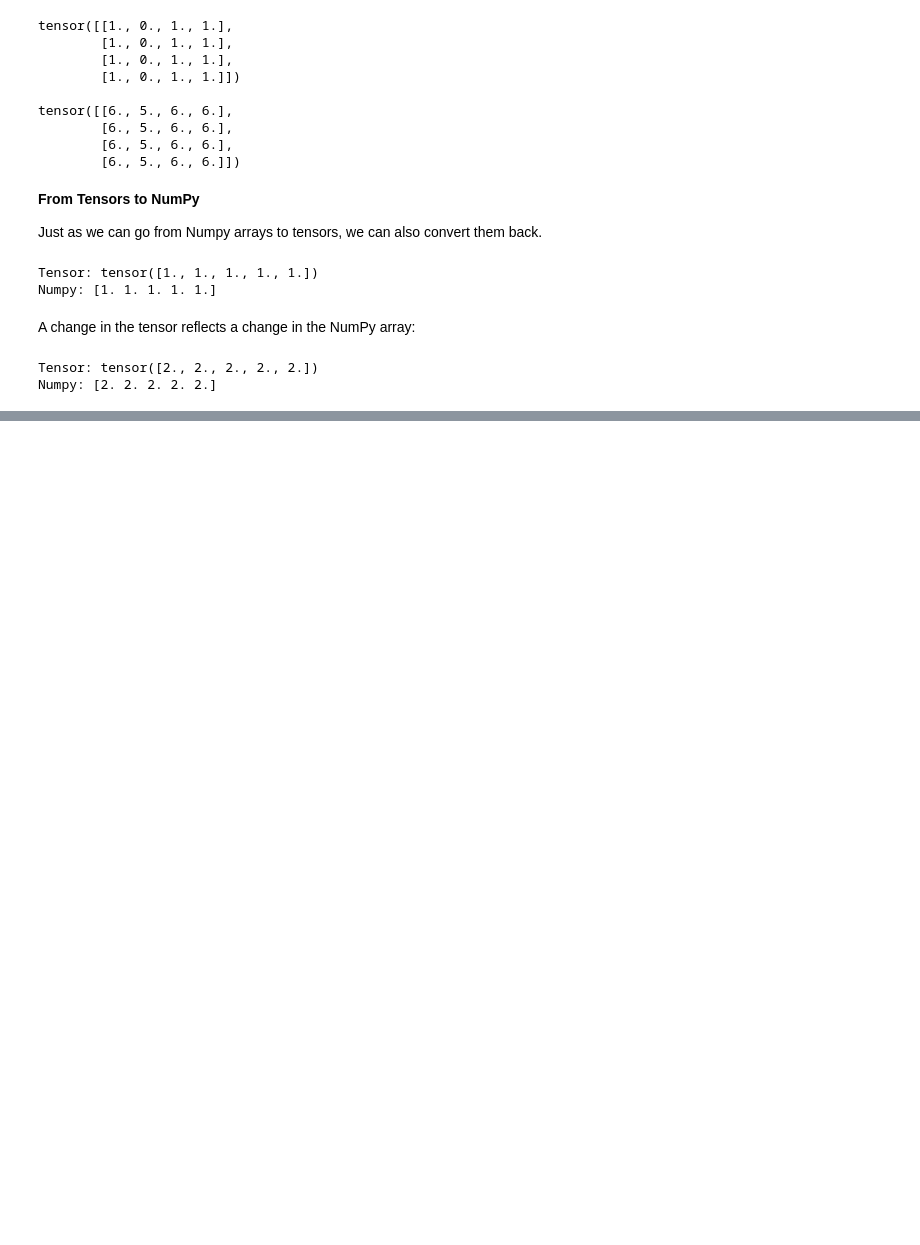
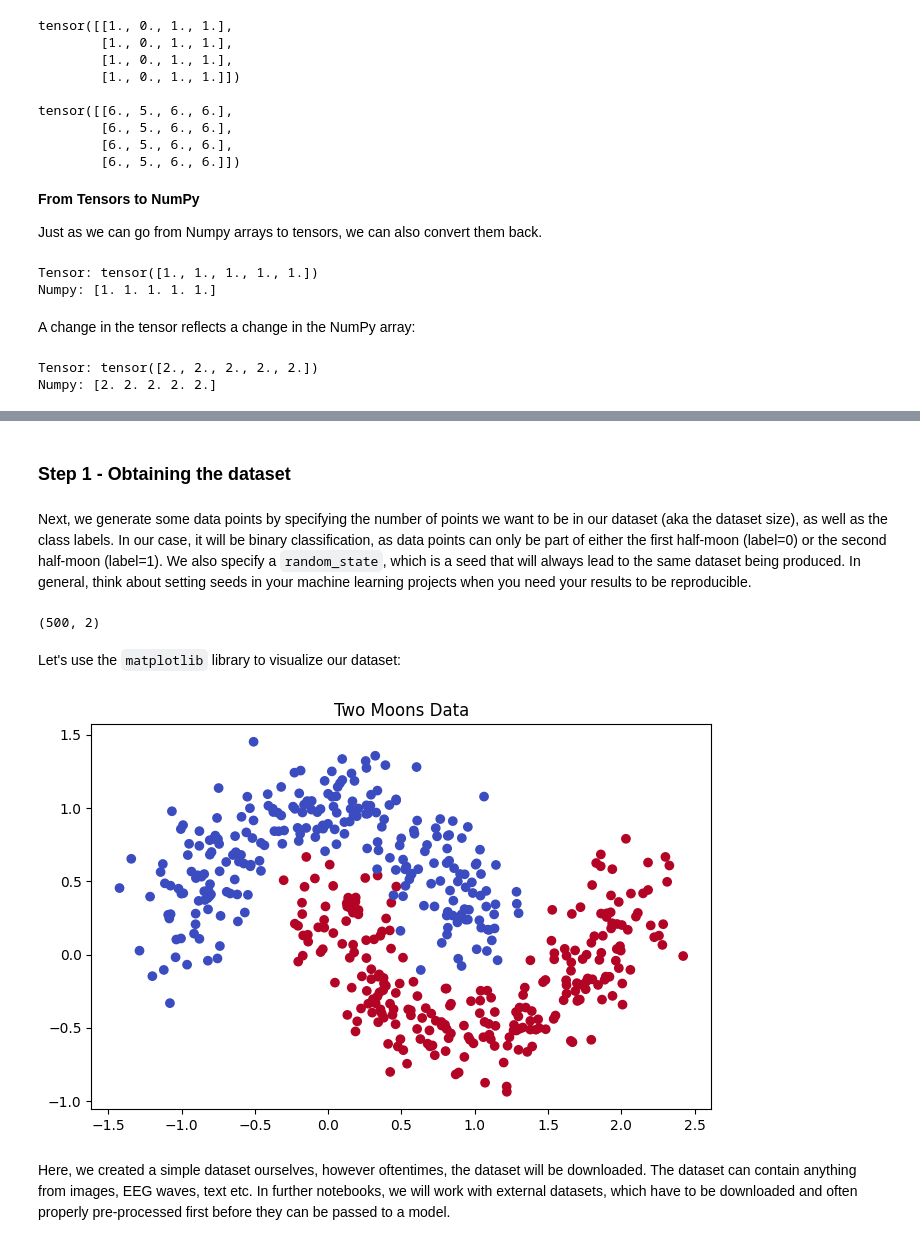
Before and after one commit to Laura-Legat/Introduction-to-AI-in-Medicine, a Jupyter notebook: 2_Intro_PyTorch.ipynb, the cells around one changed output, grey strips where cells are left out. Drawn from its saved outputs; the diff is of its cells as text; code cells hidden in the pictures; blank space fills up the shorter version.

Commit message:
updated notebook 2

```diff
--- a/2_Intro_PyTorch.ipynb
+++ b/2_Intro_PyTorch.ipynb
@@ -345,0 +472,28 @@ Numpy: [2. 2. 2. 2. 2.]
+# %% [markdown]
+### Step 1 - Obtaining the dataset
+# %% [markdown]
+Next, we generate some data points by specifying the number of points we want to be in our dataset (aka the dataset size), as well as the class labels. In our case, it will be binary classification, as data points can only be part of either the first half-moon (label=0) or the second half-moon (label=1). We also specify a `random_state`, which is a seed that will always lead to the same dataset being produced. In general, think about setting seeds in your machine learning projects when you need your results to be reproducible.
+# %%
+# specify number of datapoints and their spread, feel free to play around with these parameters
+n_points = 500
+noise = 0.18
+seed = 42
+
+# x = 500 randomly spread datapoints with 2D coordinates -> (n_points, 2)
+# y = 500 labels (either 0 or 1 for each point) -> (n_points,)
+x, y = make_moons(n_samples=n_points, noise=noise, random_state=seed)
+# %%
+x.shape # first col has x-coordinates, second col has y-coordinates (not to be confused with x=data and y=labels)
+# %% [output]
+(500, 2)
+# %% [markdown]
+Let's use the `matplotlib` library to visualize our dataset:
+# %%
+plt.figure(figsize=(8,5))
+plt.scatter(x[:,0], x[:,1], c=y, cmap='coolwarm')
+plt.title('Two Moons Data')
+plt.show()
+# %% [output]
+[figure, added]
+# %% [markdown]
+Here, we created a simple dataset ourselves, however oftentimes, the dataset will be downloaded. The dataset can contain anything from images, EEG waves, text etc. In further notebooks, we will work with external datasets, which have to be downloaded and often properly pre-processed first before they can be passed to a model.
```
Also changed, not shown: parts of 25 cells of this notebook.
